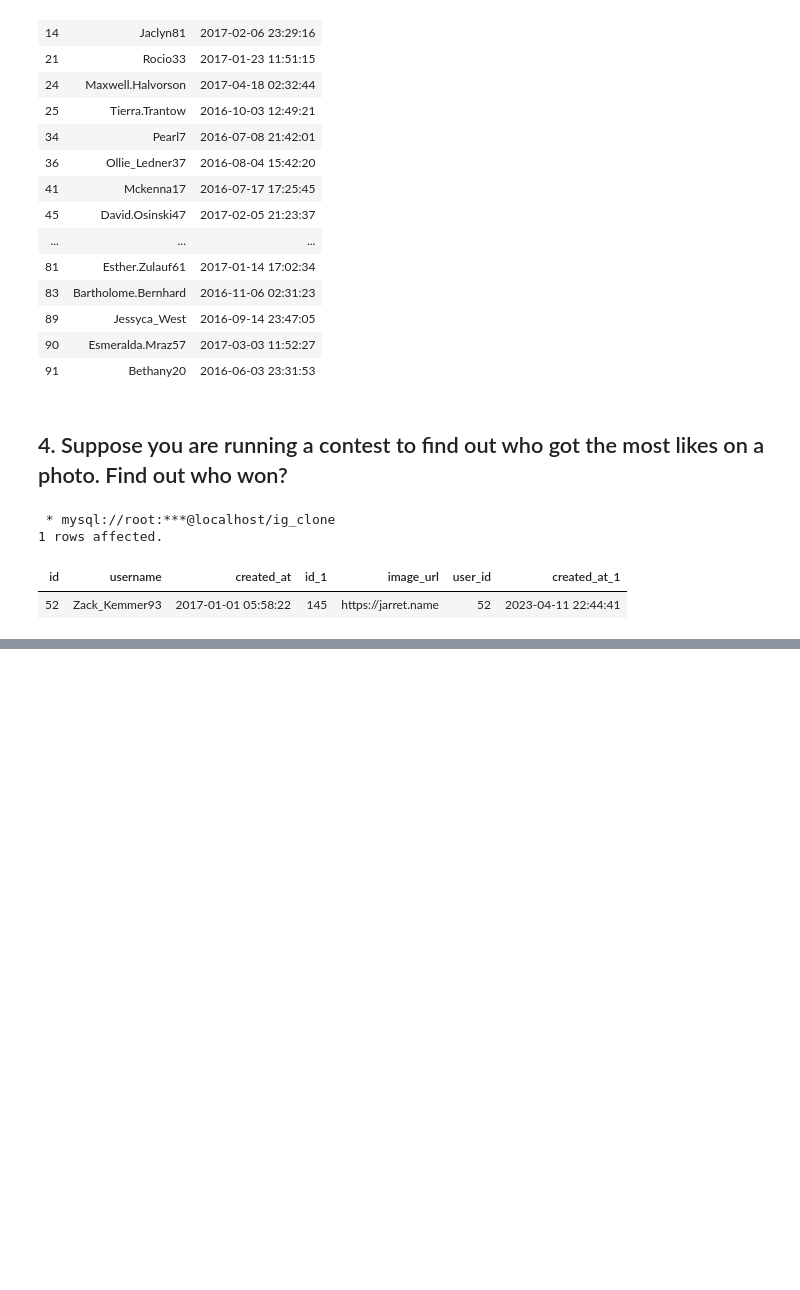
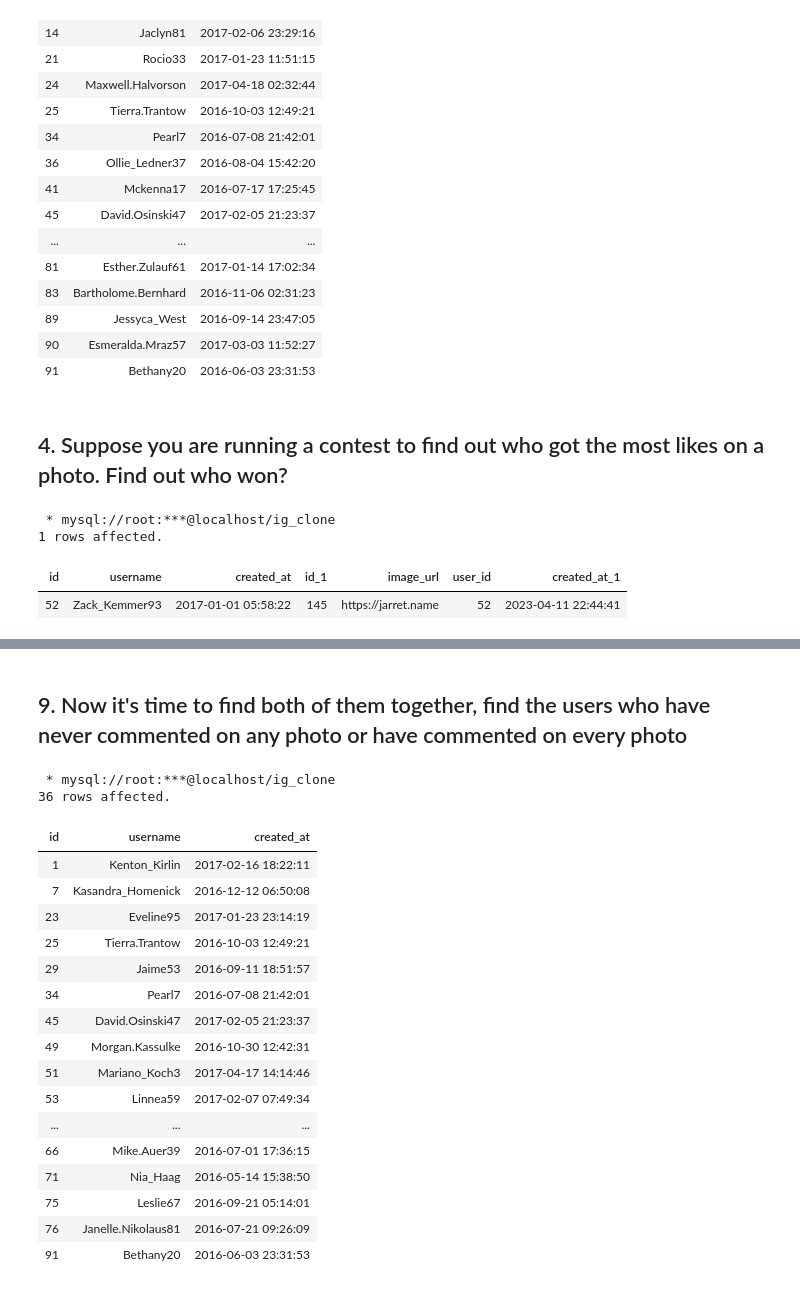
Before and after one commit to Sanjaykmrjnv/Instagram-Clone-Database-Analysis, a Jupyter notebook: Instagram Clone Database Analysis.ipynb, the cells around one changed output, grey strips where cells are left out. Cells and saved outputs as stored; diff of their text form; code cells hidden in the pictures; blank space fills up the shorter version.

```diff
--- a/Instagram Clone Database Analysis.ipynb
+++ b/Instagram Clone Database Analysis.ipynb
@@ -109,0 +249,34 @@ group by photo_id order by count(user_id)desc limit 1);
+# %% [markdown]
+## 9. Now it's time to find both of them together, find the users who have never commented on any photo or have commented on every photo
+# %%
+%%sql
+with cte1 as
+(
+select * from users where id not in (select user_id from comments)
+),
+cte2 as
+(
+select * from users where id  in (select user_id from comments
+group by user_id having count(photo_id)=(select count(id) from photos))
+)
+select * from cte1 union select * from cte2;
+# %% [output]
+ * mysql://root:***@localhost/ig_clone
+36 rows affected.
+| id | username | created_at |
+| 1 | Kenton_Kirlin | 2017-02-16 18:22:11 |
+| 7 | Kasandra_Homenick | 2016-12-12 06:50:08 |
+| 23 | Eveline95 | 2017-01-23 23:14:19 |
+| 25 | Tierra.Trantow | 2016-10-03 12:49:21 |
+| 29 | Jaime53 | 2016-09-11 18:51:57 |
+| 34 | Pearl7 | 2016-07-08 21:42:01 |
+| 45 | David.Osinski47 | 2017-02-05 21:23:37 |
+| 49 | Morgan.Kassulke | 2016-10-30 12:42:31 |
+| 51 | Mariano_Koch3 | 2017-04-17 14:14:46 |
+| 53 | Linnea59 | 2017-02-07 07:49:34 |
+| ... | ... | ... |
+| 66 | Mike.Auer39 | 2016-07-01 17:36:15 |
+| 71 | Nia_Haag | 2016-05-14 15:38:50 |
+| 75 | Leslie67 | 2016-09-21 05:14:01 |
+| 76 | Janelle.Nikolaus81 | 2016-07-21 09:26:09 |
+| 91 | Bethany20 | 2016-06-03 23:31:53 |
```
Also changed, not shown: parts of 11 cells of this notebook.
